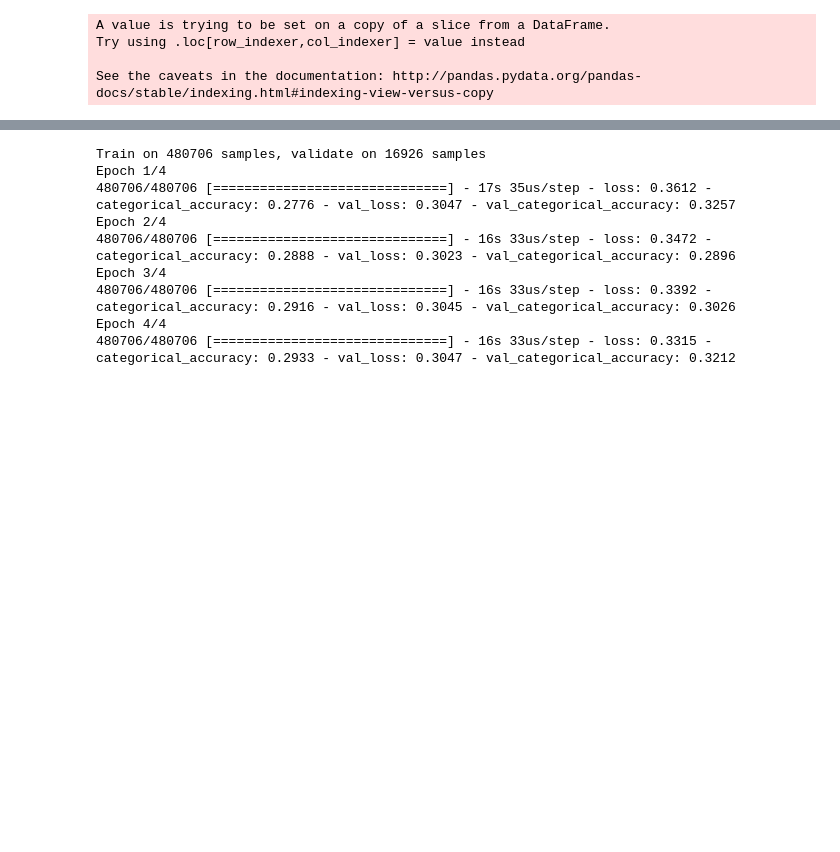
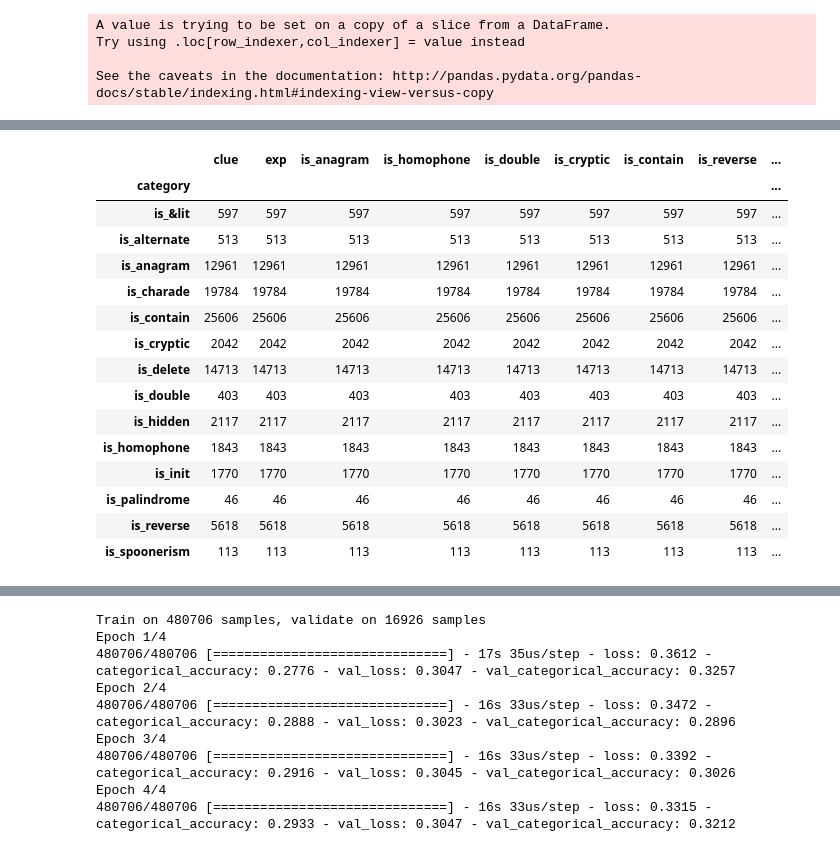
Before and after one commit to davidcopley/Cryptic-Crosswords-Dataset-and-Experiments, a Jupyter notebook: New_Experiments.ipynb, the cells around one changed output, grey strips where cells are left out. Saved outputs shown, nothing was run; the diff lists cells and outputs as text; code cells hidden in the pictures; blank space fills up the shorter version.

```diff
--- a/New_Experiments.ipynb
+++ b/New_Experiments.ipynb
@@ -70,5 +111,24 @@ test_cc_types_df = pd.concat([get_input_val_test(df)[2] for df in cc_types_dfs])
 # %%
 max_size = input_cc_types_df.groupby('category').count().max()[0]
+# %%
+input_cc_types_df.groupby('category').count()
+# %% [output]
+|  | clue | exp | is_anagram | is_homophone | is_double | is_cryptic | is_contain | is_reverse | ... |
+| category |  |  |  |  |  |  |  |  | ... |
+| is_&lit | 597 | 597 | 597 | 597 | 597 | 597 | 597 | 597 | ... |
+| is_alternate | 513 | 513 | 513 | 513 | 513 | 513 | 513 | 513 | ... |
+| is_anagram | 12961 | 12961 | 12961 | 12961 | 12961 | 12961 | 12961 | 12961 | ... |
+| is_charade | 19784 | 19784 | 19784 | 19784 | 19784 | 19784 | 19784 | 19784 | ... |
+| is_contain | 25606 | 25606 | 25606 | 25606 | 25606 | 25606 | 25606 | 25606 | ... |
+| is_cryptic | 2042 | 2042 | 2042 | 2042 | 2042 | 2042 | 2042 | 2042 | ... |
+| is_delete | 14713 | 14713 | 14713 | 14713 | 14713 | 14713 | 14713 | 14713 | ... |
+| is_double | 403 | 403 | 403 | 403 | 403 | 403 | 403 | 403 | ... |
+| is_hidden | 2117 | 2117 | 2117 | 2117 | 2117 | 2117 | 2117 | 2117 | ... |
+| is_homophone | 1843 | 1843 | 1843 | 1843 | 1843 | 1843 | 1843 | 1843 | ... |
+| is_init | 1770 | 1770 | 1770 | 1770 | 1770 | 1770 | 1770 | 1770 | ... |
+| is_palindrome | 46 | 46 | 46 | 46 | 46 | 46 | 46 | 46 | ... |
+| is_reverse | 5618 | 5618 | 5618 | 5618 | 5618 | 5618 | 5618 | 5618 | ... |
+| is_spoonerism | 113 | 113 | 113 | 113 | 113 | 113 | 113 | 113 | ... |
 # %%
 lst = [input_cc_types_df]
 for class_index, group in input_cc_types_df.groupby('category'):
```
Also changed, not shown: parts of 29 cells of this notebook, 7 other files.
